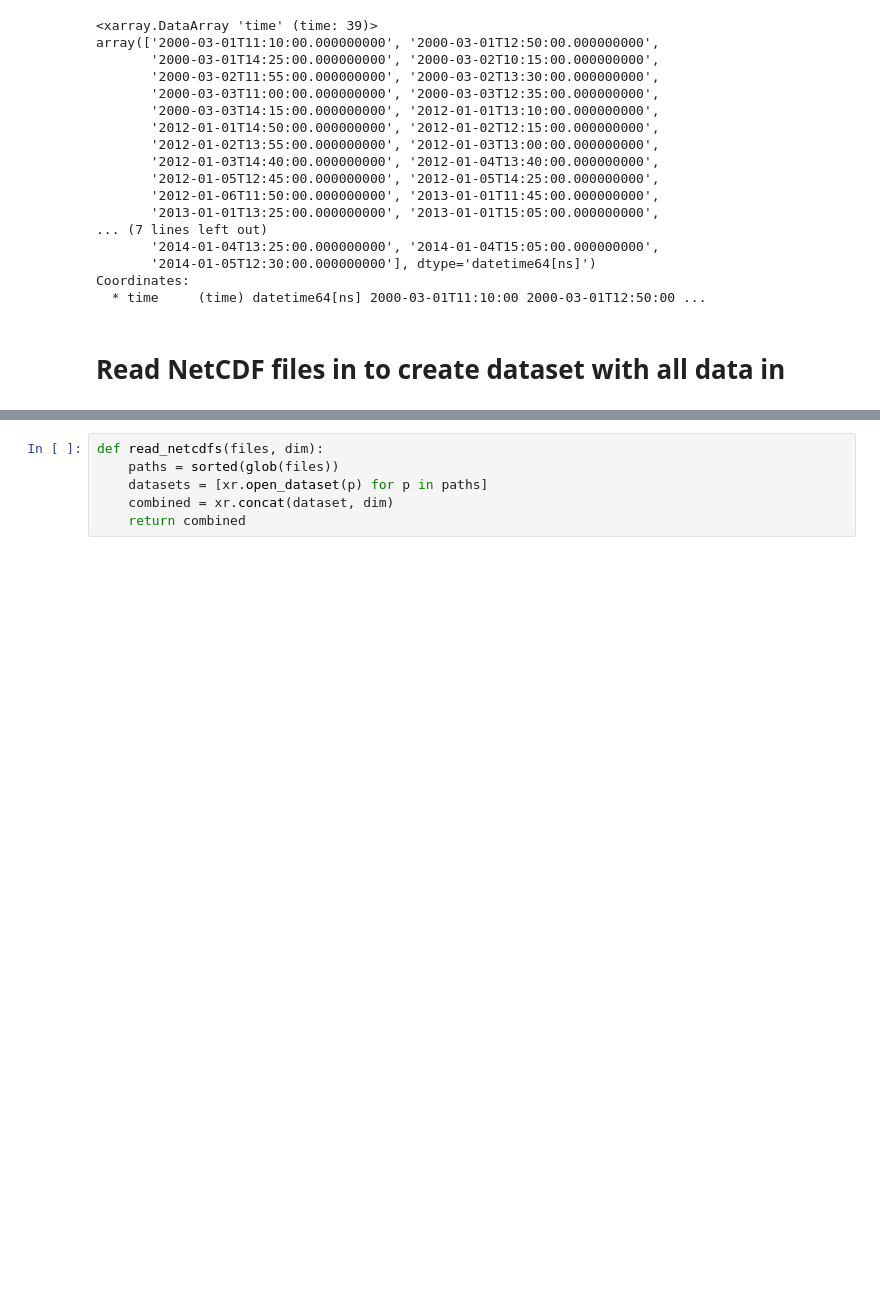
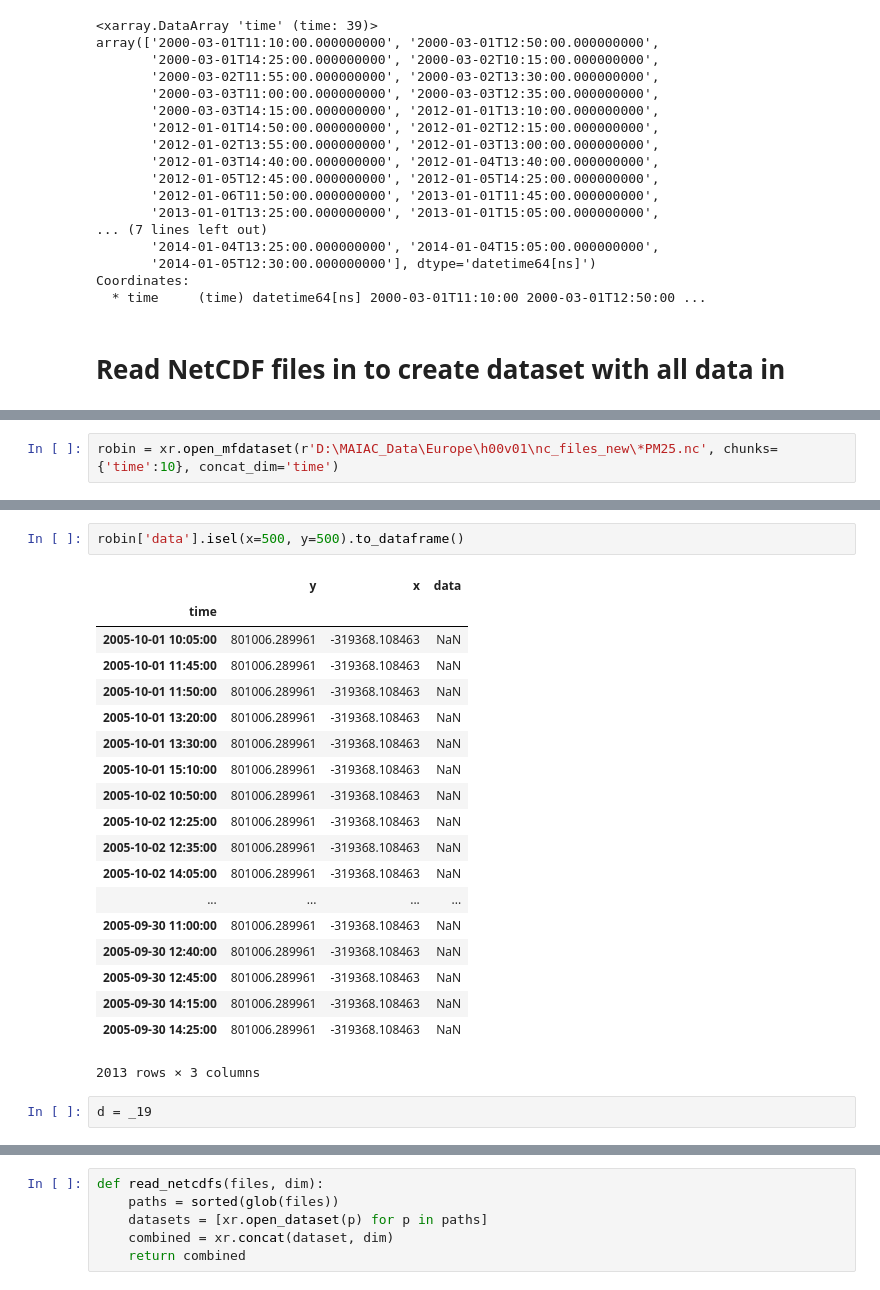
Before and after one commit to annalisasheehan/masters, a Jupyter notebook: MAIAC_Analysis.ipynb, the cells around one changed output, grey strips where cells are left out. Drawn from its saved outputs; the diff is of its cells as text; blank space fills up the shorter version.

Commit message:
Robins Changes

```diff
--- a/MAIAC_Analysis.ipynb
+++ b/MAIAC_Analysis.ipynb
@@ -62,0 +87,2 @@ Coordinates:
+# %%
+robin = xr.open_mfdataset(r'D:\MAIAC_Data\Europe\h00v01\nc_files_new\*PM25.nc', chunks={'time':10}, concat_dim='time')
@@ -62,0 +94,24 @@ Coordinates:
+# %%
+robin['data'].isel(x=500, y=500).to_dataframe()
+# %% [output]
+|  | y | x | data |
+| time |  |  |  |
+| 2005-10-01 10:05:00 | 801006.289961 | -319368.108463 | NaN |
+| 2005-10-01 11:45:00 | 801006.289961 | -319368.108463 | NaN |
+| 2005-10-01 11:50:00 | 801006.289961 | -319368.108463 | NaN |
+| 2005-10-01 13:20:00 | 801006.289961 | -319368.108463 | NaN |
+| 2005-10-01 13:30:00 | 801006.289961 | -319368.108463 | NaN |
+| 2005-10-01 15:10:00 | 801006.289961 | -319368.108463 | NaN |
+| 2005-10-02 10:50:00 | 801006.289961 | -319368.108463 | NaN |
+| 2005-10-02 12:25:00 | 801006.289961 | -319368.108463 | NaN |
+| 2005-10-02 12:35:00 | 801006.289961 | -319368.108463 | NaN |
+| 2005-10-02 14:05:00 | 801006.289961 | -319368.108463 | NaN |
+| ... | ... | ... | ... |
+| 2005-09-30 11:00:00 | 801006.289961 | -319368.108463 | NaN |
+| 2005-09-30 12:40:00 | 801006.289961 | -319368.108463 | NaN |
+| 2005-09-30 12:45:00 | 801006.289961 | -319368.108463 | NaN |
+| 2005-09-30 14:15:00 | 801006.289961 | -319368.108463 | NaN |
+| 2005-09-30 14:25:00 | 801006.289961 | -319368.108463 | NaN |
+2013 rows × 3 columns
+# %%
+d = _19
```
Also changed, not shown: parts of 16 cells of this notebook.
